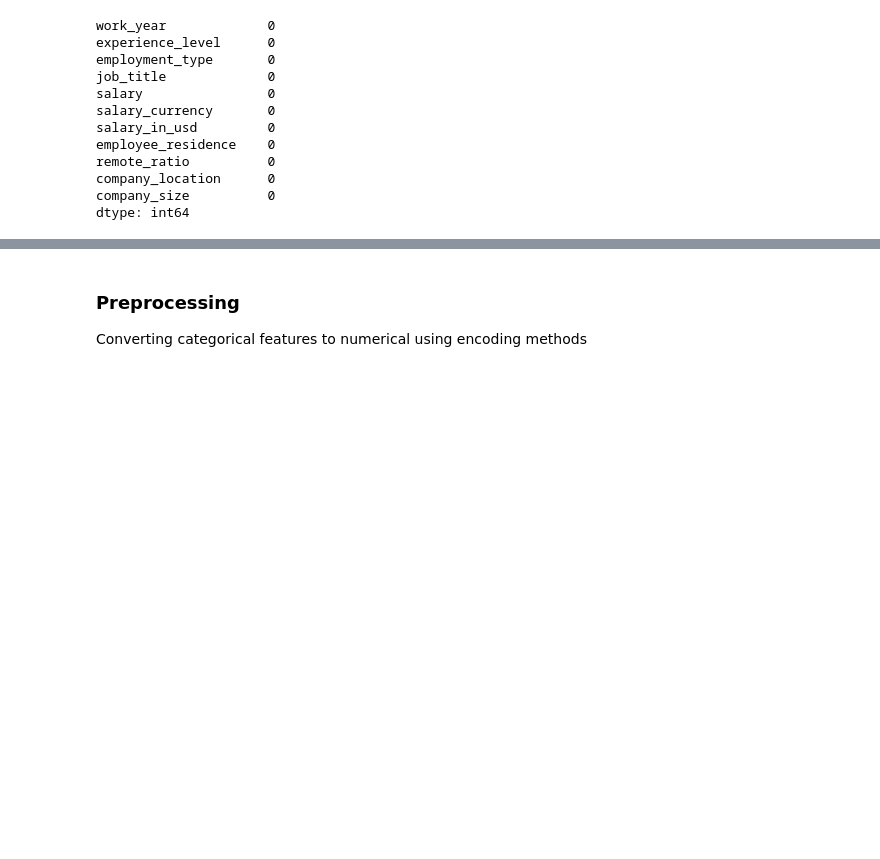
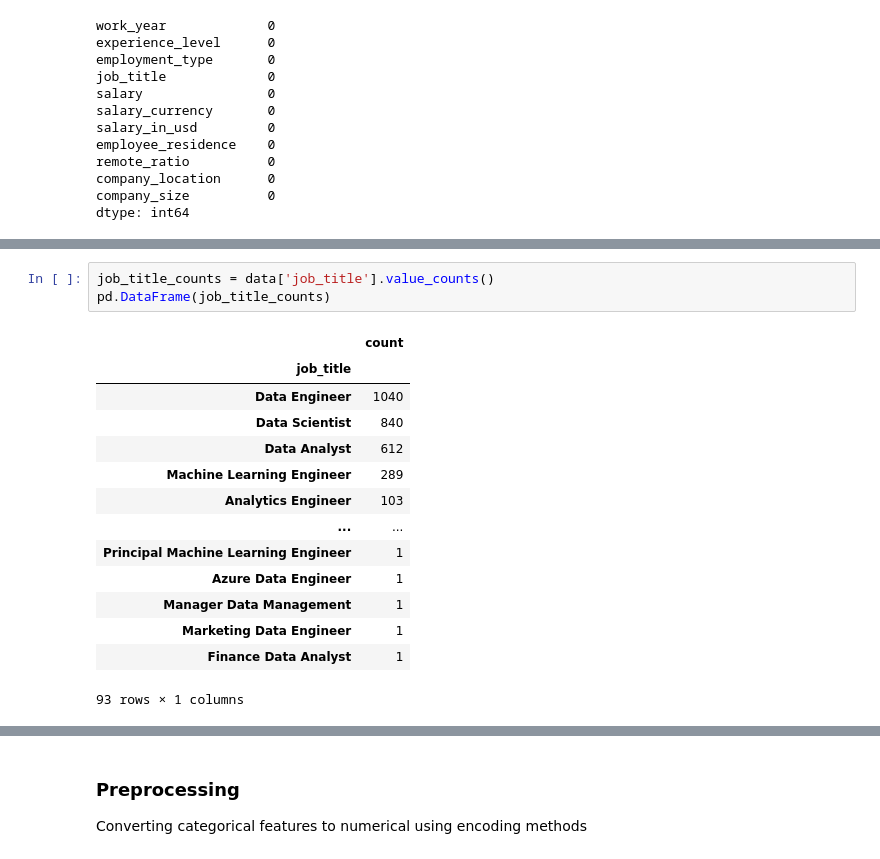
Before and after one commit to itamarKraitman/2024DeepLearningCourseProject, a Jupyter notebook: Main-Notebook.ipynb, the cells around one changed output, grey strips where cells are left out. Drawn from its saved outputs; the diff is of its cells as text; blank space fills up the shorter version.

```diff
--- a/Main-Notebook.ipynb
+++ b/Main-Notebook.ipynb
@@ -55,0 +79,18 @@ dtype: int64
+# %%
+job_title_counts = data['job_title'].value_counts()
+pd.DataFrame(job_title_counts)
+# %% [output]
+|  | count |
+| job_title |  |
+| Data Engineer | 1040 |
+| Data Scientist | 840 |
+| Data Analyst | 612 |
+| Machine Learning Engineer | 289 |
+| Analytics Engineer | 103 |
+| ... | ... |
+| Principal Machine Learning Engineer | 1 |
+| Azure Data Engineer | 1 |
+| Manager Data Management | 1 |
+| Marketing Data Engineer | 1 |
+| Finance Data Analyst | 1 |
+93 rows × 1 columns
```
Also changed, not shown: parts of 4 cells of this notebook.
